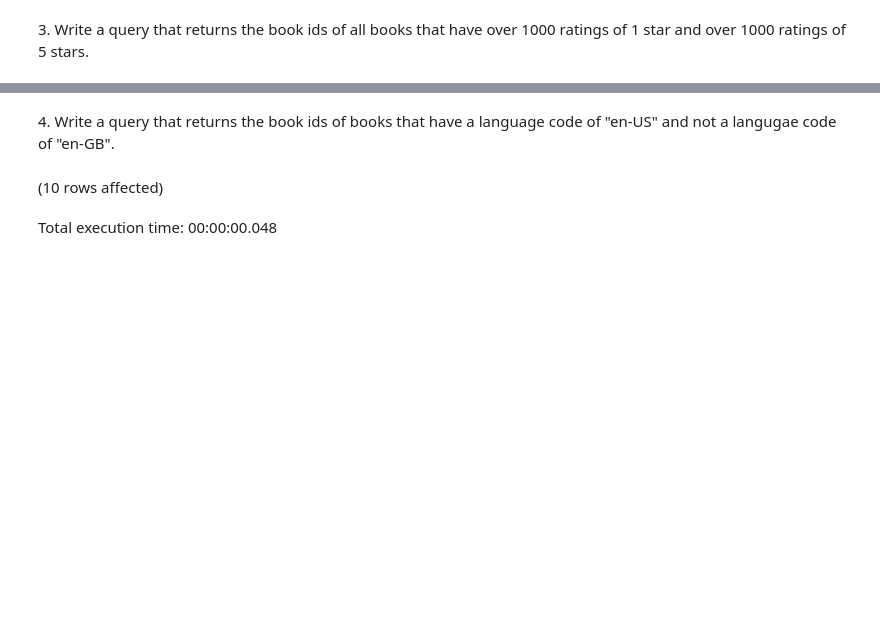
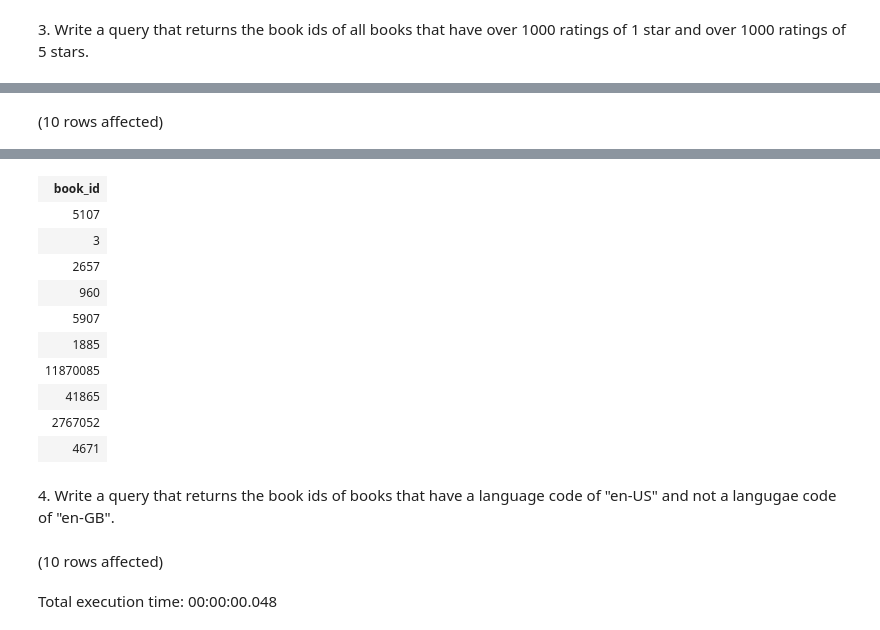
Before and after one commit to NEmanuelle/sql-part4-exercises, a Jupyter notebook: sql-part4.ipynb, the cells around one changed output, grey strips where cells are left out. Drawn from its saved outputs; the diff is of its cells as text; code cells hidden in the pictures; blank space fills up the shorter version.

```diff
--- a/sql-part4.ipynb
+++ b/sql-part4.ipynb
@@ -57,0 +58,10 @@ Total execution time: 00:00:00.032
+# %%
+SELECT TOP 10 book_id
+FROM books
+WHERE ratings_5 > 1000
+INTERSECT
+SELECT book_id
+FROM books
+WHERE ratings_1 > 1000
+# %% [output]
+(10 rows affected)
@@ -58,3 +69,14 @@ Total execution time: 00:00:00.032
+| book_id |
+| 5107 |
+| 3 |
+| 2657 |
+| 960 |
+| 5907 |
+| 1885 |
+| 11870085 |
+| 41865 |
+| 2767052 |
+| 4671 |
 # %% [markdown]
 4. Write a query that returns the book ids of books that have a language code of "en-US" and not a langugae code of "en-GB".
 # %%
```
Also changed, not shown: parts of 4 cells of this notebook.
